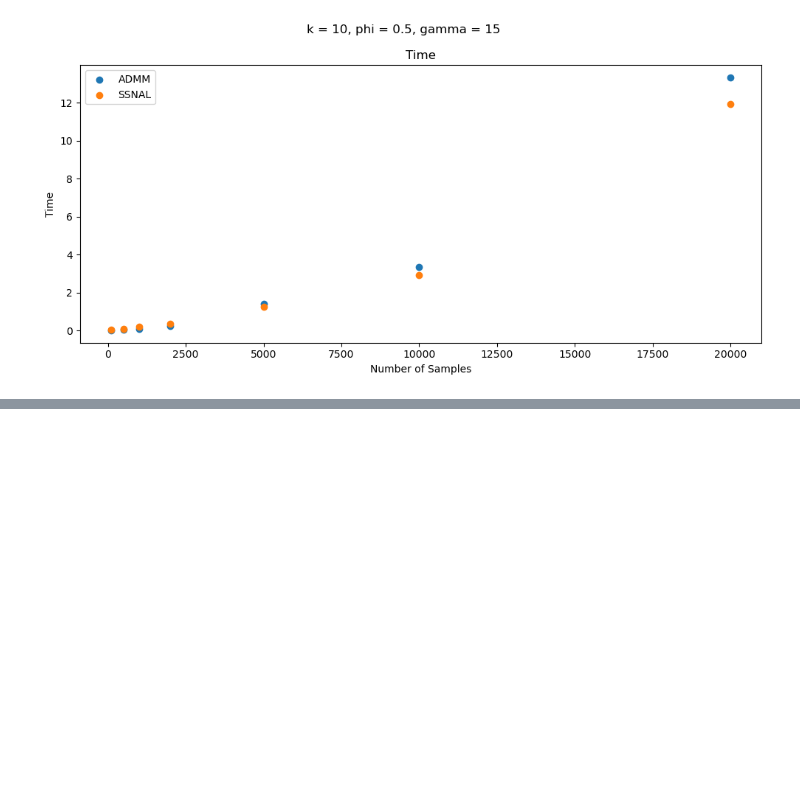
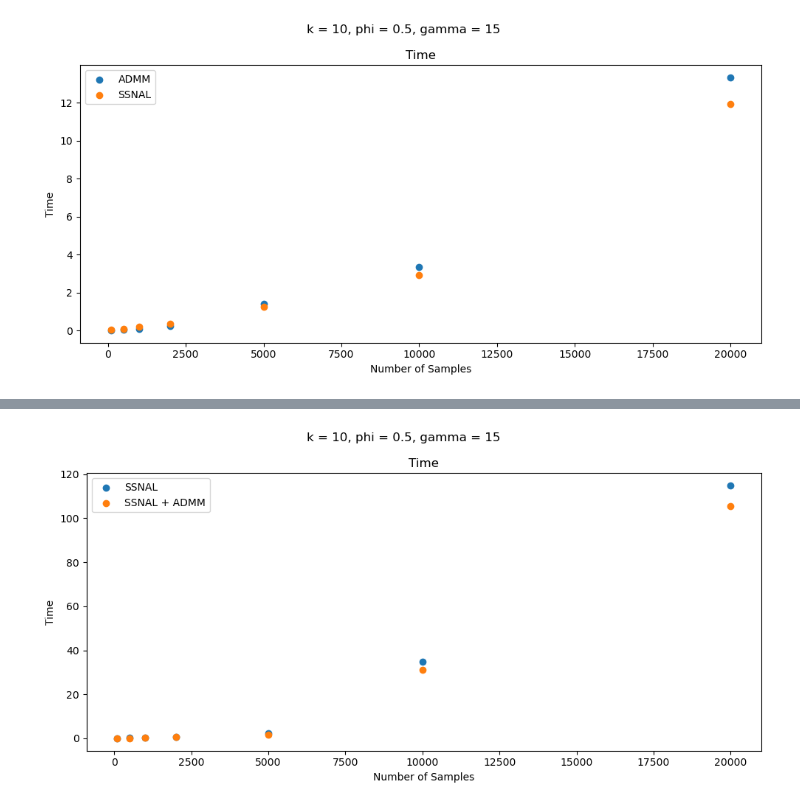
Before and after one commit to dx-li/pycvxcluster, a Jupyter notebook: Examples.ipynb, the cells around one changed output, grey strips where cells are left out. Cells and saved outputs as stored; diff of their text form; code cells hidden in the pictures; blank space fills up the shorter version.

```diff
--- a/Examples.ipynb
+++ b/Examples.ipynb
@@ -451,0 +490,13 @@ for j, n in enumerate(sizes):
+# %%
+fig, ax = plt.subplots(figsize=(10, 5))
+ax.scatter(sizes, times_ssnal_no_admm, label="SSNAL")
+ax.scatter(sizes, times_ssnal_admm, label="SSNAL + ADMM")
+ax.set_title("Time")
+ax.set_xlabel("Number of Samples")
+ax.set_ylabel("Time")
+ax.legend()
+fig.suptitle(f"k = {ssnal.k}, phi = {ssnal.phi}, gamma = {ssnal.gamma}")
+plt.tight_layout()
+plt.show()
+# %% [output]
+[figure, added]
```
Also changed, not shown: parts of 8 cells of this notebook, 3 other files.
